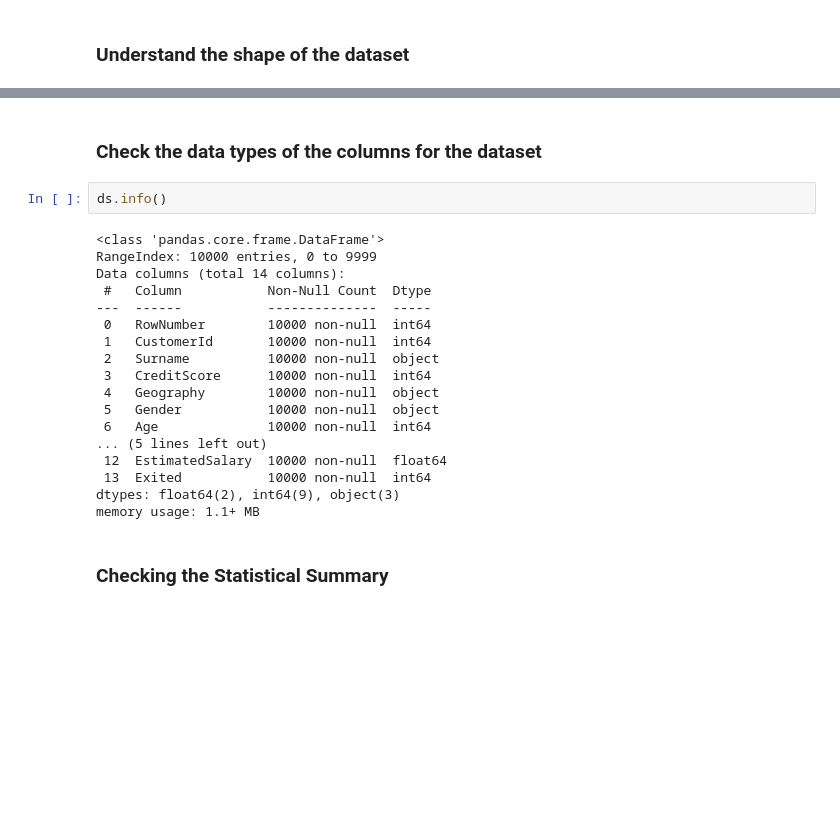
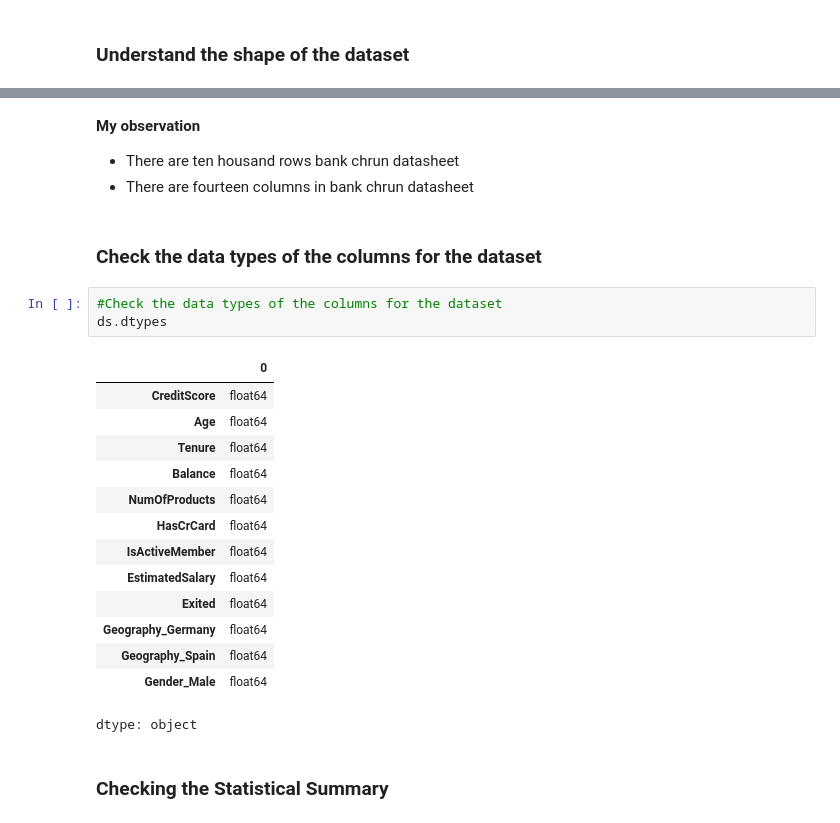
Before and after one commit to kurchania/Bank_Churn_Prediction_Low_code, a Jupyter notebook: Bank_Churn_Prediction_Low_code.ipynb, the cells around one changed output, grey strips where cells are left out. Drawn from its saved outputs; the diff is of its cells as text; blank space fills up the shorter version.

```diff
--- a/Bank_Churn_Prediction_Low_code.ipynb
+++ b/Bank_Churn_Prediction_Low_code.ipynb
@@ -153,24 +163,28 @@ ds.shape ##  Complete the code to view dimensions of the train data
+# %% [markdown]
+**My observation**
+
+
+*   There  are ten housand rows bank chrun datasheet
+*   There  are fourteen columns in bank chrun datasheet
 # %% [markdown]
 ### Check the data types of the columns for the dataset
-# %%
-ds.info()
-# %% [output]
-<class 'pandas.core.frame.DataFrame'>
-RangeIndex: 10000 entries, 0 to 9999
-Data columns (total 14 columns):
- #   Column           Non-Null Count  Dtype
----  ------           --------------  -----
- 0   RowNumber        10000 non-null  int64
- 1   CustomerId       10000 non-null  int64
- 2   Surname          10000 non-null  object
- 3   CreditScore      10000 non-null  int64
- 4   Geography        10000 non-null  object
- 5   Gender           10000 non-null  object
- 6   Age              10000 non-null  int64
-... (5 lines left out)
- 12  EstimatedSalary  10000 non-null  float64
- 13  Exited           10000 non-null  int64
-dtypes: float64(2), int64(9), object(3)
-memory usage: 1.1+ MB
+# %%
+#Check the data types of the columns for the dataset
+ds.dtypes
+# %% [output]
+|  | 0 |
+| CreditScore | float64 |
+| Age | float64 |
+| Tenure | float64 |
+| Balance | float64 |
+| NumOfProducts | float64 |
+| HasCrCard | float64 |
+| IsActiveMember | float64 |
+| EstimatedSalary | float64 |
+| Exited | float64 |
+| Geography_Germany | float64 |
+| Geography_Spain | float64 |
+| Gender_Male | float64 |
+dtype: object
 # %% [markdown]
 ### Checking the Statistical Summary
```
Also changed, not shown: parts of 34 cells of this notebook.
